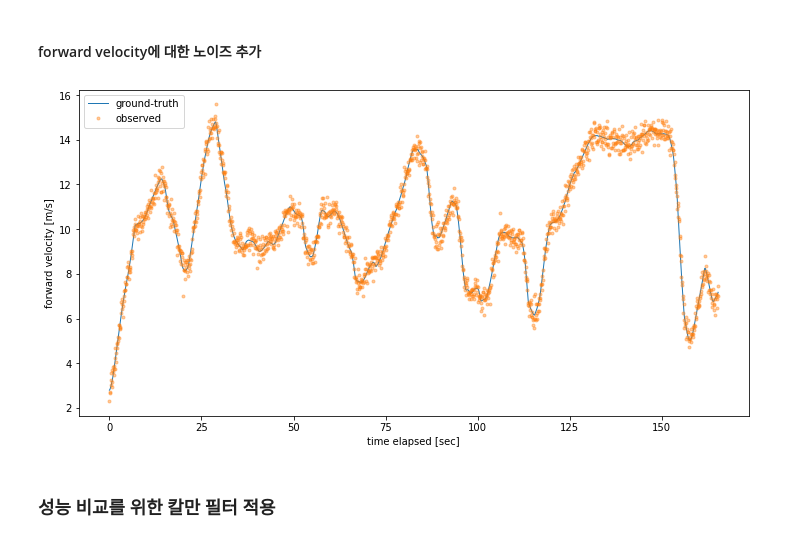
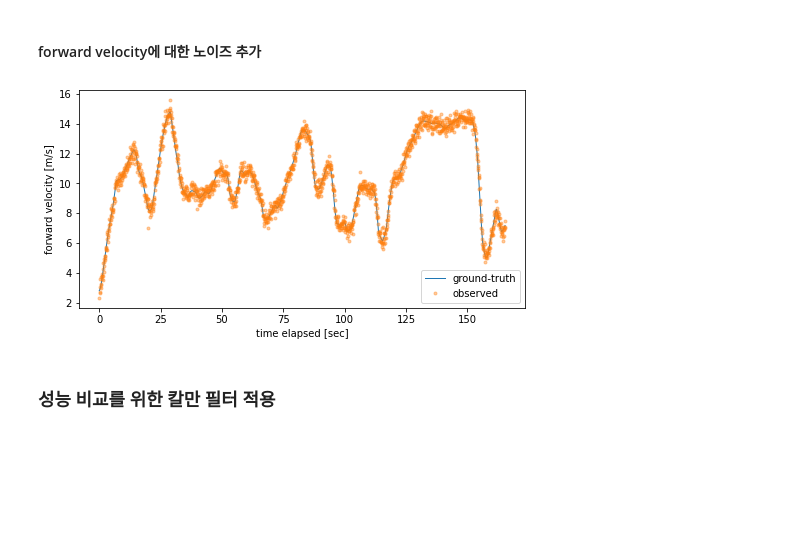
Before and after one commit to parkinkon1/kittiPub, a Jupyter notebook: Untitled.ipynb, the cells around one changed output. Drawn from its saved outputs; the diff is of its cells as text; code cells hidden in the pictures; blank space fills up the shorter version.

```diff
--- a/Untitled.ipynb
+++ b/Untitled.ipynb
@@ -109,3 +138,16 @@ ts = [t.total_seconds() for t in elapsed]
+# %%
+gt_trajectory_lla = np.load('./experiments/gt_trajectory_lla.npy')
+origin = gt_trajectory_lla[:, 0]  # set the initial position to the origin
+gt_trajectory_xyz = lla_to_enu(gt_trajectory_lla, origin)
+
+gt_yaws = np.load('./experiments/gt_yaws.npy')
+gt_yaw_rates = np.load('./experiments/gt_yaw_rates.npy')
+gt_forward_velocities = np.load('./experiments/gt_forward_velocities.npy')
+
+odom_trans = np.load('./experiments/odom_trans.npy')
+
+ts_ = np.load('./experiments/ts.npy')
+ts = ts_.tolist()
 # %% [markdown]
 ### 전체 주행상태 데이터
 # %%
@@ -176,20 +218,20 @@ ax.legend();
 # %%
 forward_velocity_noise_std = 0.3 # standard deviation of forward velocity in m/s
 
 forward_velocity_noise = np.random.normal(0.0, forward_velocity_noise_std, (N,))  # gen gaussian noise
 obs_forward_velocities = gt_forward_velocities.copy()
 obs_forward_velocities += forward_velocity_noise  # add the noise to ground-truth positions
 
-fig, ax = plt.subplots(1, 1, figsize=(12, 6))
+fig, ax = plt.subplots(1, 1, figsize=(8, 4))
 
 ax.plot(ts, gt_forward_velocities, lw=1, label='ground-truth')
 ax.plot(ts, obs_forward_velocities, lw=0, marker='.', alpha=0.4, label='observed')
 
 ax.set_xlabel('time elapsed [sec]')
 ax.set_ylabel('forward velocity [m/s]')
 ax.legend();
 # %% [output]
-[figure, old version]
+[figure, new version]
 # %% [markdown]
 ### 성능 비교를 위한 칼만 필터 적용
 # %% [markdown]
```
Also changed, not shown: parts of 84 cells of this notebook, 9 other files.
